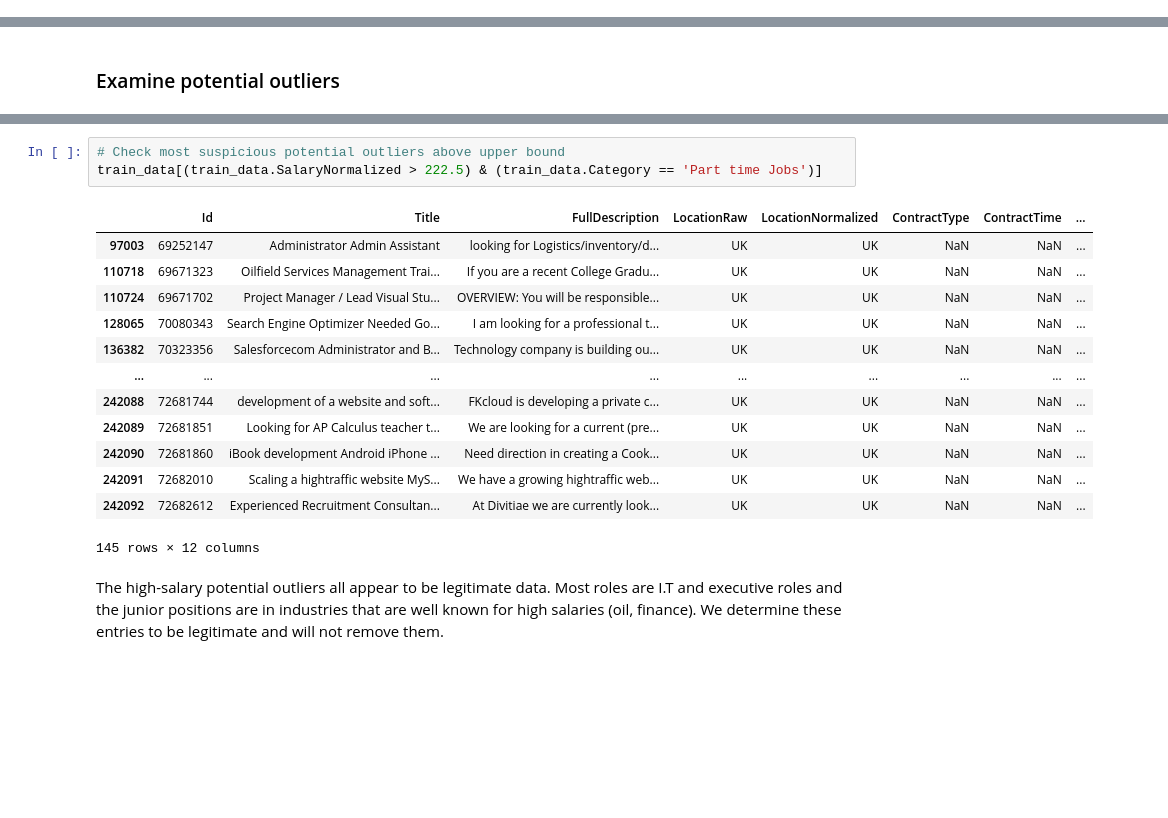
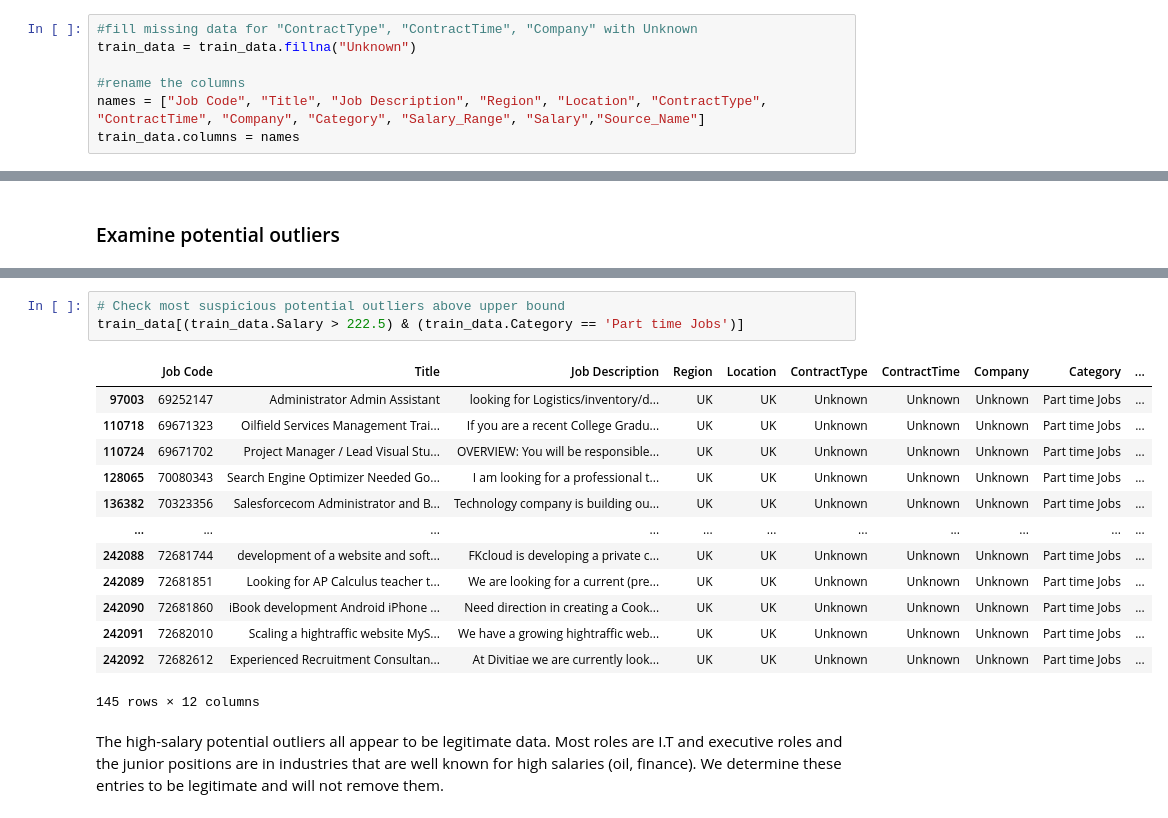
Before and after one commit to kxnarcisse/Portfolio, a Jupyter notebook: Git/Notebooks/Capstone-2/Capstone Project 2 - EDA.ipynb, the cells around one changed output, grey strips where cells are left out. Cells and saved outputs as stored; diff of their text form; blank space fills up the shorter version.

```diff
--- a/Git/Notebooks/Capstone-2/Capstone Project 2 - EDA.ipynb
+++ b/Git/Notebooks/Capstone-2/Capstone Project 2 - EDA.ipynb
@@ -33,0 +39,7 @@ train_data.head(4)
+# %%
+#fill missing data for "ContractType", "ContractTime", "Company" with Unknown
+train_data = train_data.fillna("Unknown")
+
+#rename the columns
+names = ["Job Code", "Title", "Job Description", "Region", "Location", "ContractType", "ContractTime", "Company", "Category", "Salary_Range", "Salary","Source_Name"]
+train_data.columns = names
@@ -158,20 +181,20 @@ Part time Jobs                        145
 Name: Category, dtype: int64
 # %%
 # Check most suspicious potential outliers above upper bound
-train_data[(train_data.SalaryNormalized > 222.5) & (train_data.Category == 'Part time Jobs')]
+train_data[(train_data.Salary > 222.5) & (train_data.Category == 'Part time Jobs')]
 # %% [output]
-|  | Id | Title | FullDescription | LocationRaw | LocationNormalized | ContractType | ContractTime | ... |
-| 97003 | 69252147 | Administrator Admin Assistant | looking for Logistics/inventory/d... | UK | UK | NaN | NaN | ... |
-| 110718 | 69671323 | Oilfield Services Management Trai... | If you are a recent College Gradu... | UK | UK | NaN | NaN | ... |
-| 110724 | 69671702 | Project Manager / Lead Visual Stu... | OVERVIEW: You will be responsible... | UK | UK | NaN | NaN | ... |
-| 128065 | 70080343 | Search Engine Optimizer Needed Go... | I am looking for a professional t... | UK | UK | NaN | NaN | ... |
-| 136382 | 70323356 | Salesforcecom Administrator and B... | Technology company is building ou... | UK | UK | NaN | NaN | ... |
-| ... | ... | ... | ... | ... | ... | ... | ... | ... |
-| 242088 | 72681744 | development of a website and soft... | FKcloud is developing a private c... | UK | UK | NaN | NaN | ... |
-| 242089 | 72681851 | Looking for AP Calculus teacher t... | We are looking for a current (pre... | UK | UK | NaN | NaN | ... |
-| 242090 | 72681860 | iBook development Android iPhone ... | Need direction in creating a Cook... | UK | UK | NaN | NaN | ... |
-| 242091 | 72682010 | Scaling a hightraffic website MyS... | We have a growing hightraffic web... | UK | UK | NaN | NaN | ... |
-| 242092 | 72682612 | Experienced Recruitment Consultan... | At Divitiae we are currently look... | UK | UK | NaN | NaN | ... |
+|  | Job Code | Title | Job Description | Region | Location | ContractType | ContractTime | Company | Category | ... |
+| 97003 | 69252147 | Administrator Admin Assistant | looking for Logistics/inventory/d... | UK | UK | Unknown | Unknown | Unknown | Part time Jobs | ... |
+| 110718 | 69671323 | Oilfield Services Management Trai... | If you are a recent College Gradu... | UK | UK | Unknown | Unknown | Unknown | Part time Jobs | ... |
+| 110724 | 69671702 | Project Manager / Lead Visual Stu... | OVERVIEW: You will be responsible... | UK | UK | Unknown | Unknown | Unknown | Part time Jobs | ... |
+| 128065 | 70080343 | Search Engine Optimizer Needed Go... | I am looking for a professional t... | UK | UK | Unknown | Unknown | Unknown | Part time Jobs | ... |
+| 136382 | 70323356 | Salesforcecom Administrator and B... | Technology company is building ou... | UK | UK | Unknown | Unknown | Unknown | Part time Jobs | ... |
+| ... | ... | ... | ... | ... | ... | ... | ... | ... | ... | ... |
+| 242088 | 72681744 | development of a website and soft... | FKcloud is developing a private c... | UK | UK | Unknown | Unknown | Unknown | Part time Jobs | ... |
+| 242089 | 72681851 | Looking for AP Calculus teacher t... | We are looking for a current (pre... | UK | UK | Unknown | Unknown | Unknown | Part time Jobs | ... |
+| 242090 | 72681860 | iBook development Android iPhone ... | Need direction in creating a Cook... | UK | UK | Unknown | Unknown | Unknown | Part time Jobs | ... |
+| 242091 | 72682010 | Scaling a hightraffic website MyS... | We have a growing hightraffic web... | UK | UK | Unknown | Unknown | Unknown | Part time Jobs | ... |
+| 242092 | 72682612 | Experienced Recruitment Consultan... | At Divitiae we are currently look... | UK | UK | Unknown | Unknown | Unknown | Part time Jobs | ... |
 145 rows × 12 columns
 # %% [markdown]
 The high-salary potential outliers all appear to be legitimate data. Most roles are I.T and executive roles and the junior positions are in industries that are well known for high salaries (oil, finance). We determine these entries to be legitimate and will not remove them.
```
Also changed, not shown: parts of 20 cells of this notebook.
